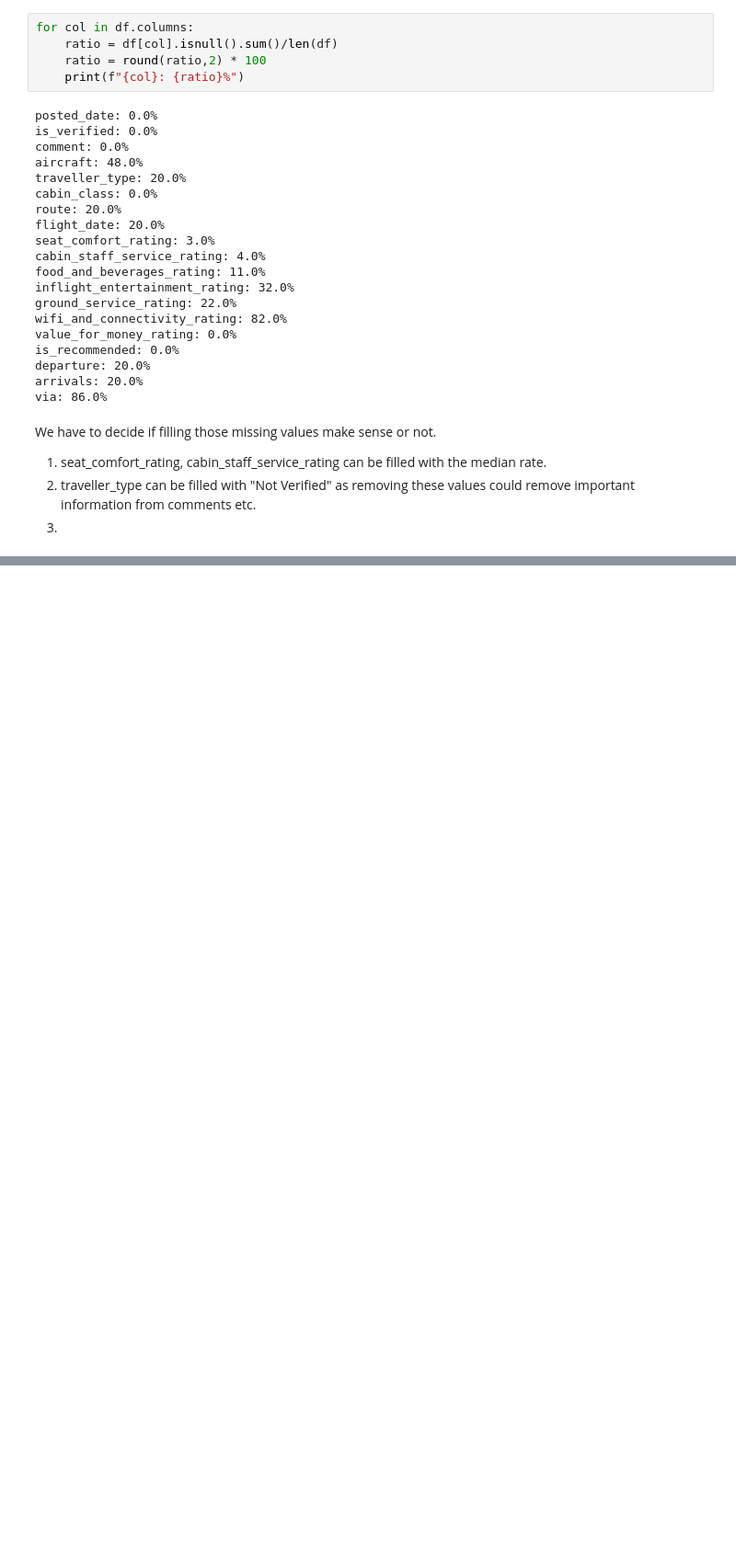
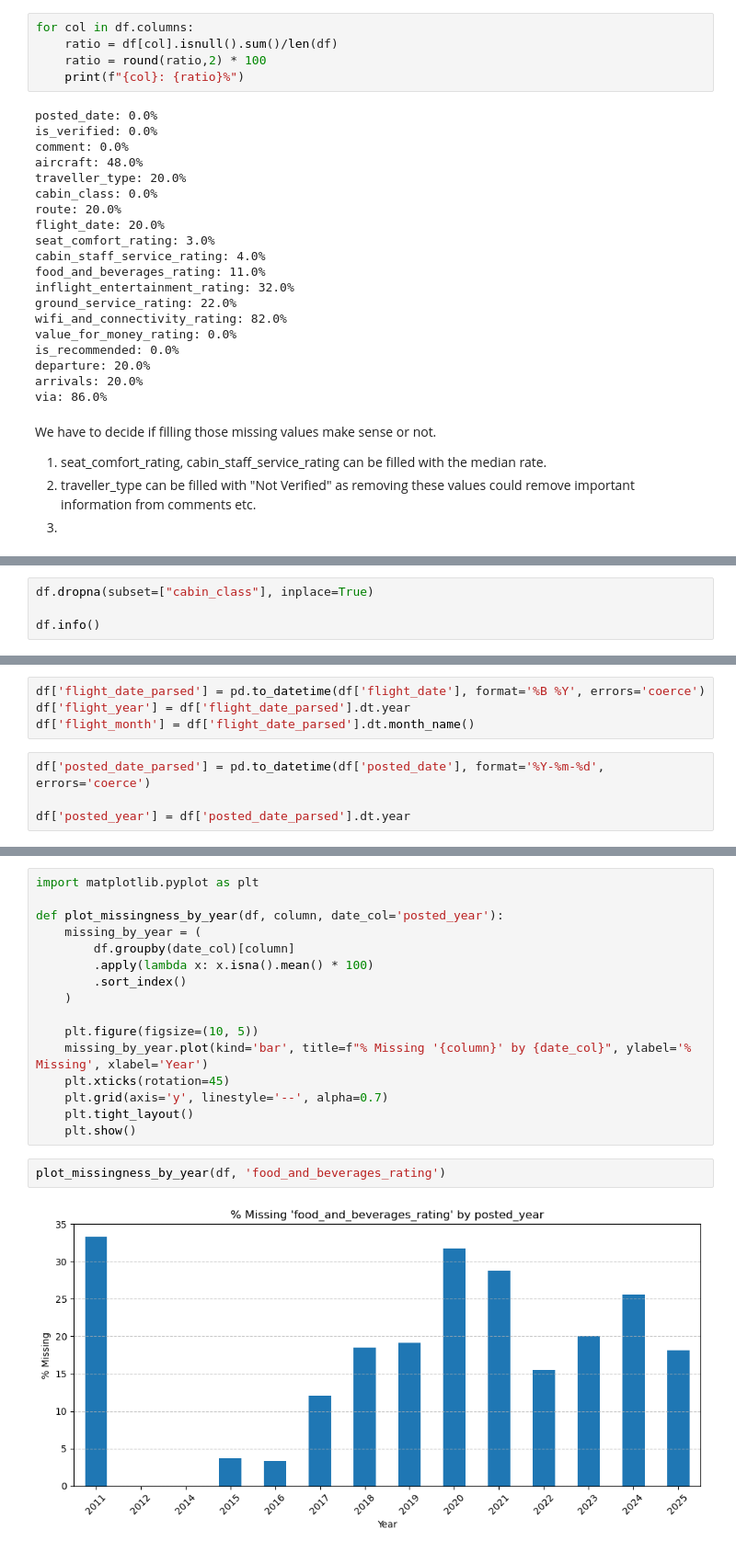
Before and after one commit to Arian-MU/BritishAirways, a Jupyter notebook: data-analysis.ipynb, the cells around one changed output, grey strips where cells are left out. Shown at 92% size. Cells and saved outputs as stored; diff of their text form; blank space fills up the shorter version.

```diff
--- a/data-analysis.ipynb
+++ b/data-analysis.ipynb
@@ -287,0 +384,4 @@ df.cabin_staff_service_rating.median()
+# %%
+df.dropna(subset=["cabin_class"], inplace=True)
+
+df.info()
@@ -287,0 +408,8 @@ df.cabin_staff_service_rating.median()
+# %%
+df['flight_date_parsed'] = pd.to_datetime(df['flight_date'], format='%B %Y', errors='coerce')
+df['flight_year'] = df['flight_date_parsed'].dt.year
+df['flight_month'] = df['flight_date_parsed'].dt.month_name()
+# %%
+df['posted_date_parsed'] = pd.to_datetime(df['posted_date'], format='%Y-%m-%d', errors='coerce')
+
+df['posted_year'] = df['posted_date_parsed'].dt.year
@@ -287,0 +467,20 @@ df.cabin_staff_service_rating.median()
+# %%
+import matplotlib.pyplot as plt
+
+def plot_missingness_by_year(df, column, date_col='posted_year'):
+    missing_by_year = (
+        df.groupby(date_col)[column]
+        .apply(lambda x: x.isna().mean() * 100)
+        .sort_index()
+    )
+
+    plt.figure(figsize=(10, 5))
+    missing_by_year.plot(kind='bar', title=f"% Missing '{column}' by {date_col}", ylabel='% Missing', xlabel='Year')
+    plt.xticks(rotation=45)
+    plt.grid(axis='y', linestyle='--', alpha=0.7)
+    plt.tight_layout()
+    plt.show()
+# %%
+plot_missingness_by_year(df, 'food_and_beverages_rating')
+# %% [output]
+[figure, added]
```
Also changed, not shown: parts of 17 cells of this notebook.
